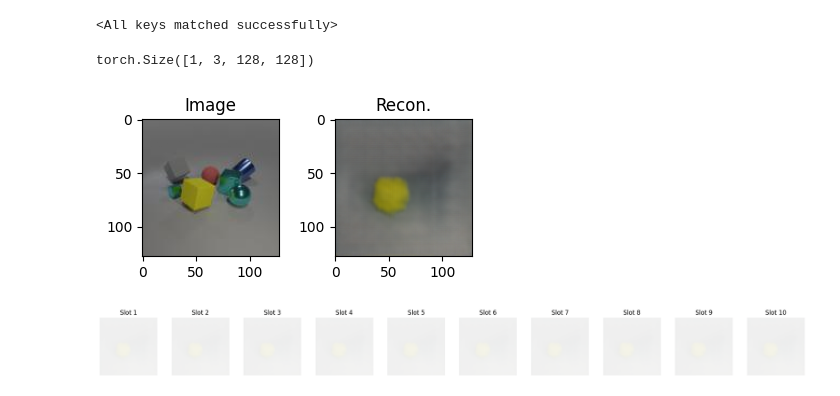
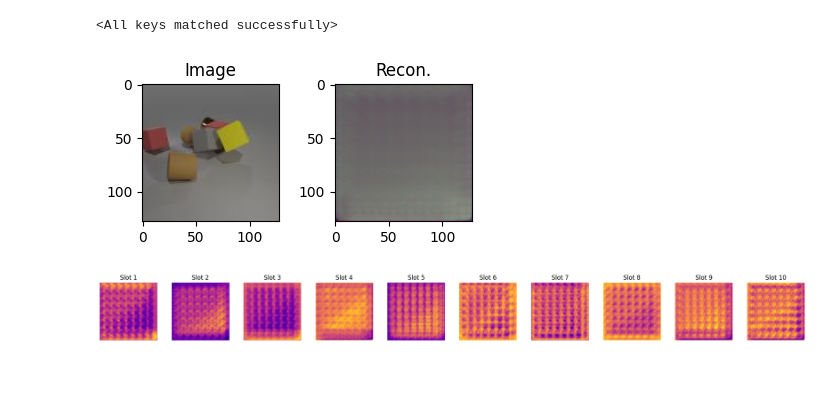
Before and after one commit to 00LukeSkyworker00/slot-attention-pytorch, a Jupyter notebook: eval.ipynb, the cells around one changed output. Cells and saved outputs as stored; diff of their text form; code cells hidden in the pictures.

```diff
--- a/eval.ipynb
+++ b/eval.ipynb
@@ -5,18 +5,20 @@ import numpy as np
 # %%
 # Hyperparameters.
 seed = 0
-batch_size = 2
+batch_size = 24
 num_slots = 10
 num_iterations = 3
 resolution = (128, 128)
 frame = 10
 
+ckpt_dir='/home/skyworker/result/4DGS_SlotAttention/slot_4dgs'
+ckpt_seq = 'movi_a_batchGS_01_50_base'
+
 val_dir = '/home/skyworker/result/4DGS_SlotAttention/shape_of_motion/'
-val_seq = 'movi_a_0004_anoMask'
-ckpt_dir='/home/skyworker/result/4DGS_SlotAttention/slot_4dgs'
-ckpt_seq = 'movi_a_0004_anoMask'
+val_seq = 'movi_a_0000_anoMask'
 # %%
 from model import *
+device = torch.device("cuda:0" if torch.cuda.is_available() else "cpu")
 resolution = (128, 128)
 model = SlotAttentionAutoEncoder(resolution, num_slots, num_iterations, 14).to(device)
 model.load_state_dict(torch.load(os.path.join(ckpt_dir,ckpt_seq,'last.ckpt' ))['model_state_dict'])
@@ -27,4 +27,6 @@ test_set = ShapeOfMotion(os.path.join(val_dir,val_seq))
 # %%
+test_set = ShapeOfMotion(os.path.join(val_dir,val_seq))
+
 model = model.to(device)
 image = test_set[frame]['gt_imgs'].to(device)
 fg_gs = test_set[frame]['fg_gs'].to(device)
@@ -41,8 +43,6 @@ image = image.cpu().detach().numpy()
 recon_combined = recon_combined.cpu().detach().numpy()
 recons = recons.cpu().detach().numpy()
 masks = masks.cpu().detach().numpy()
-# %% [output]
-torch.Size([1, 3, 128, 128])
 # %%
 import matplotlib.pyplot as plt
 from PIL import Image as Image, ImageEnhance
@@ -64,16 +64,17 @@ ax[1].set_title('Recon.')
 #   ax[i].axis('off')
 plt.tight_layout()
 # %% [output]
-[figure, old version]
+[figure, new version]
 # %%
 fig, ax = plt.subplots(1, num_slots, figsize=(20, 2))
 for i in range(num_slots):
-  picture = recons[i] * masks[i] + (1 - masks[i])
-  ax[i].imshow(picture)
+  picture = masks[i]
+  # picture = recons[i] * masks[i] + (1 - masks[i])
+  ax[i].imshow(picture, cmap="plasma")
   ax[i].set_title('Slot %s' % str(i + 1))
 for i in range(len(ax)):
   ax[i].grid(False)
   ax[i].axis('off')
 plt.tight_layout()
 # %% [output]
-[figure, old version]
+[figure, new version]
```
Also changed, not shown: parts of 1 cell of this notebook, 4 other files.
